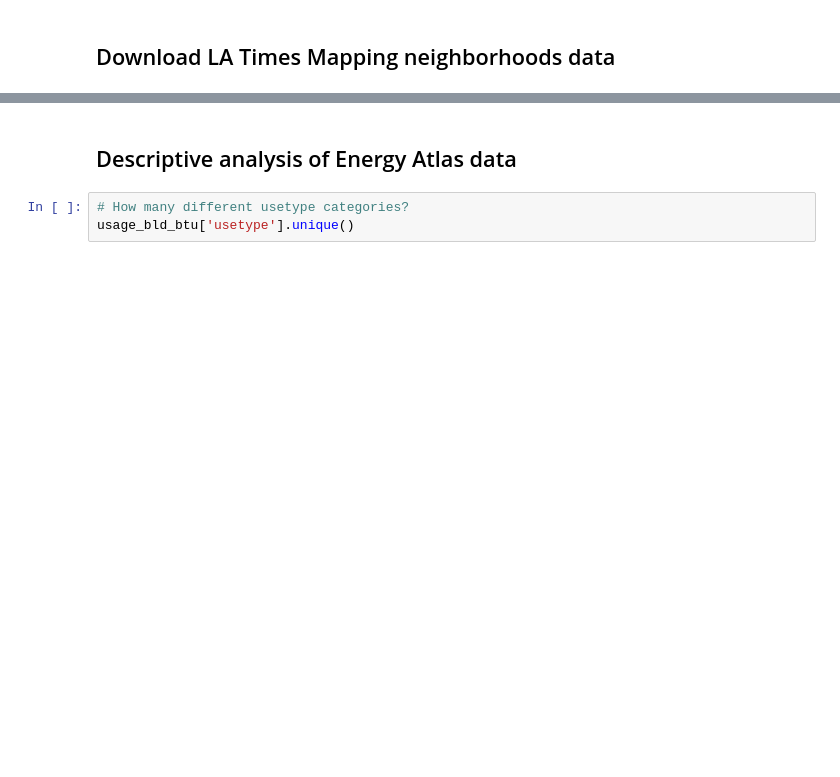
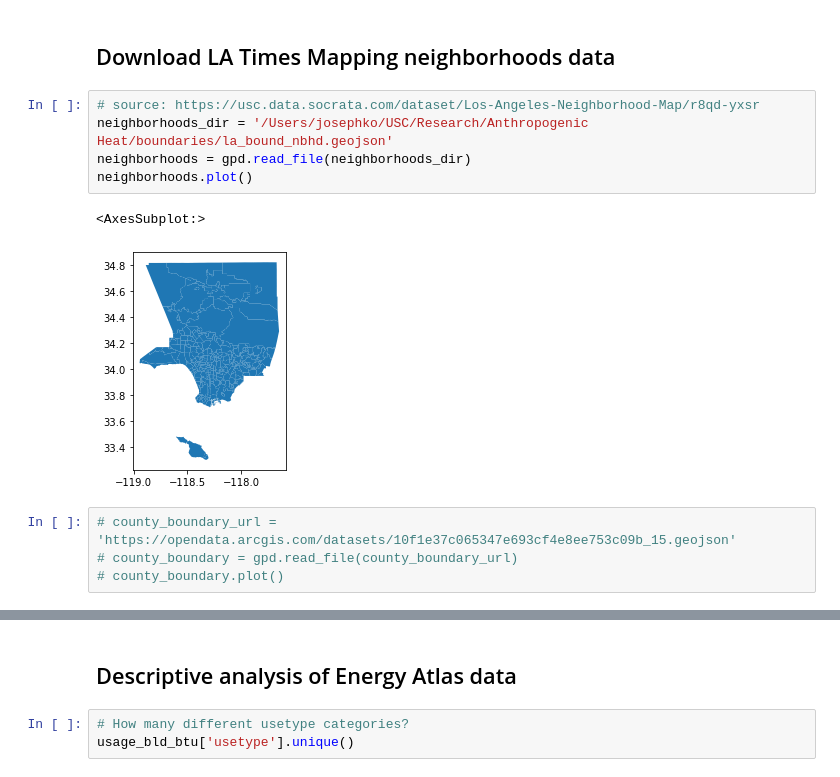
Before and after one commit to josephko91/anthropogenic-heat-la, a Jupyter notebook: anthropogenic-heat-buildings.ipynb, the cells around one changed output, grey strips where cells are left out. Cells and saved outputs as stored; diff of their text form; blank space fills up the shorter version.

```diff
--- a/anthropogenic-heat-buildings.ipynb
+++ b/anthropogenic-heat-buildings.ipynb
@@ -67,3 +113,15 @@ None
 # %% [markdown]
 ## Download LA Times Mapping neighborhoods data
+# %%
+# source: https://usc.data.socrata.com/dataset/Los-Angeles-Neighborhood-Map/r8qd-yxsr
+neighborhoods_dir = '/Users/josephko/USC/Research/Anthropogenic Heat/boundaries/la_bound_nbhd.geojson'
+neighborhoods = gpd.read_file(neighborhoods_dir)
+neighborhoods.plot()
+# %% [output]
+<AxesSubplot:>
+[figure, added]
+# %%
+# county_boundary_url = 'https://opendata.arcgis.com/datasets/10f1e37c065347e693cf4e8ee753c09b_15.geojson'
+# county_boundary = gpd.read_file(county_boundary_url)
+# county_boundary.plot()
 # %%
```
Also changed, not shown: parts of 33 cells of this notebook, 1 other file.
